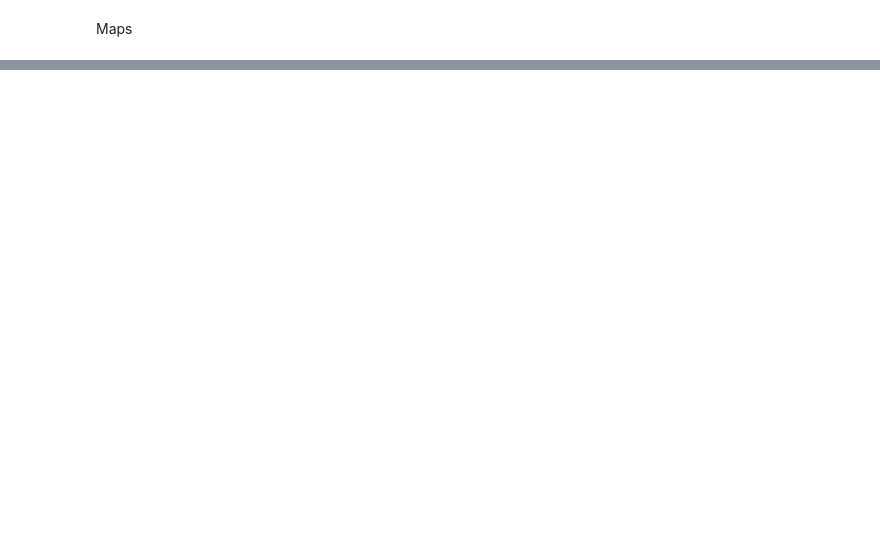
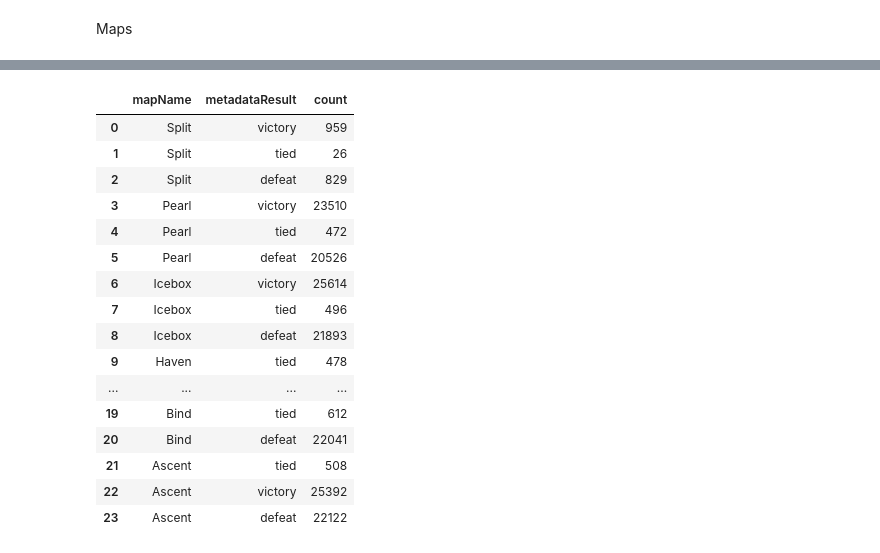
Before and after one commit to aalvestech/tcc_valorant_analysis, a Jupyter notebook: notebooks/notebook_tratamento_dados.ipynb, the cells around one changed output, grey strips where cells are left out. Cells and saved outputs as stored; diff of their text form; code cells hidden in the pictures; blank space fills up the shorter version.

Commit message:
Add: More analisys and chart about players, matches and maps

```diff
--- a/notebooks/notebook_tratamento_dados.ipynb
+++ b/notebooks/notebook_tratamento_dados.ipynb
@@ -186,3 +356,31 @@ fig = px.bar(matches_maps, y='count', x='mapName', text_auto='.5s',
             title="Total number of matches per maps")
 fig.update_traces(textfont_size=10, textangle=0, textposition="outside", cliponaxis=False)
 fig.show()
+# %%
+maps_infos = df_matches_abt[['mapName', 'metadataResult',]]
+# %%
+maps_result = maps_infos[['mapName','metadataResult']].groupby(['mapName','metadataResult',])['metadataResult'] \
+                             .count() \
+                             .reset_index(name='count') \
+                             .sort_values(['mapName'], ascending=False) \
+                             .reset_index(drop = True)
+
+maps_result
+# %% [output]
+|  | mapName | metadataResult | count |
+| 0 | Split | victory | 959 |
+| 1 | Split | tied | 26 |
+| 2 | Split | defeat | 829 |
+| 3 | Pearl | victory | 23510 |
+| 4 | Pearl | tied | 472 |
+| 5 | Pearl | defeat | 20526 |
+| 6 | Icebox | victory | 25614 |
+| 7 | Icebox | tied | 496 |
+| 8 | Icebox | defeat | 21893 |
+| 9 | Haven | tied | 478 |
+| ... | ... | ... | ... |
+| 19 | Bind | tied | 612 |
+| 20 | Bind | defeat | 22041 |
+| 21 | Ascent | tied | 508 |
+| 22 | Ascent | victory | 25392 |
+| 23 | Ascent | defeat | 22122 |
```
Also changed, not shown: parts of 43 cells of this notebook.
